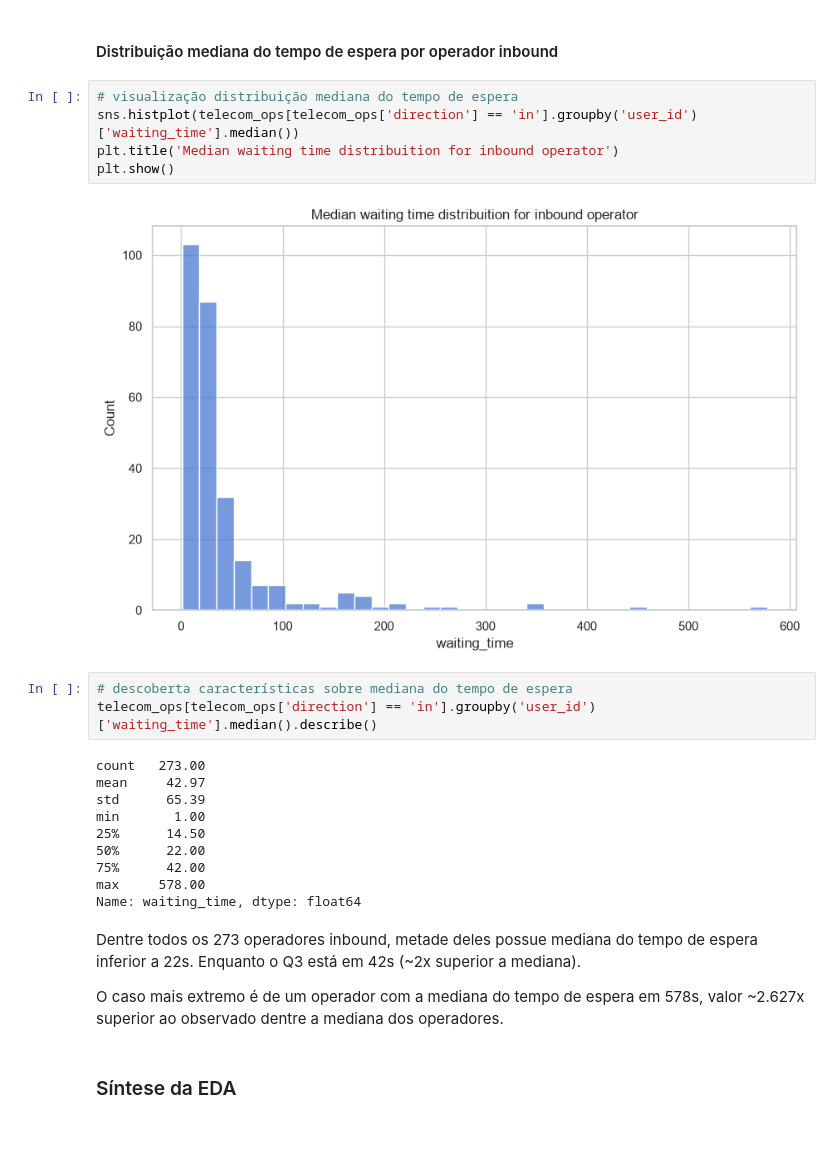
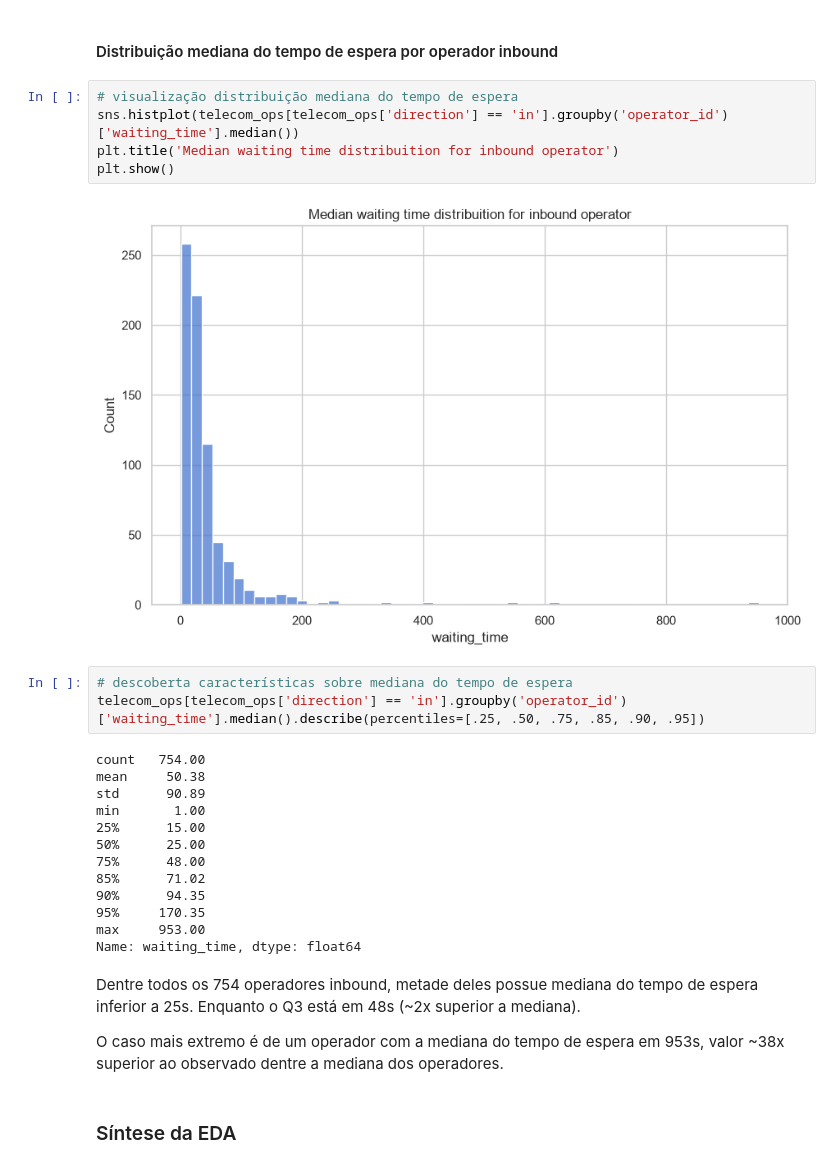
Before and after one commit to rodriguesbrian/tt14_call_me_maybe_project, a Jupyter notebook: notebook/analysis.ipynb, the cells around one changed output. Drawn from its saved outputs; the diff is of its cells as text; blank space fills up the shorter version.

```diff
--- a/notebook/analysis.ipynb
+++ b/notebook/analysis.ipynb
@@ -738,28 +747,31 @@ Dentre os 239 operadores que possuem taxa de chamadas perdidas superior a 0, at
 #### Distribuição mediana do tempo de espera por operador inbound
 # %%
 # visualização distribuição mediana do tempo de espera
-sns.histplot(telecom_ops[telecom_ops['direction'] == 'in'].groupby('user_id')['waiting_time'].median())
+sns.histplot(telecom_ops[telecom_ops['direction'] == 'in'].groupby('operator_id')['waiting_time'].median())
 plt.title('Median waiting time distribuition for inbound operator')
 plt.show()
 # %% [output]
-[figure, old version]
+[figure, new version]
 # %%
 # descoberta características sobre mediana do tempo de espera
-telecom_ops[telecom_ops['direction'] == 'in'].groupby('user_id')['waiting_time'].median().describe()
+telecom_ops[telecom_ops['direction'] == 'in'].groupby('operator_id')['waiting_time'].median().describe(percentiles=[.25, .50, .75, .85, .90, .95])
 # %% [output]
-count   273.00
-mean     42.97
-std      65.39
+count   754.00
+mean     50.38
+std      90.89
 min       1.00
-25%      14.50
-50%      22.00
-75%      42.00
-max     578.00
+25%      15.00
+50%      25.00
+75%      48.00
+85%      71.02
+90%      94.35
+95%     170.35
+max     953.00
 Name: waiting_time, dtype: float64
 # %% [markdown]
-Dentre todos os 273 operadores inbound, metade deles possue mediana do tempo de espera inferior a 22s. Enquanto o Q3 está em 42s (~2x superior a mediana).
+Dentre todos os 754 operadores inbound, metade deles possue mediana do tempo de espera inferior a 25s. Enquanto o Q3 está em 48s (~2x superior a mediana).
 
-O caso mais extremo é de um operador com a mediana do tempo de espera em 578s, valor ~2.627x superior ao observado dentre a mediana dos operadores.
+O caso mais extremo é de um operador com a mediana do tempo de espera em 953s, valor ~38x superior ao observado dentre a mediana dos operadores.
 # %% [markdown]
 ### Síntese da EDA
 # %% [markdown]
```
Also changed, not shown: parts of 24 cells of this notebook.
